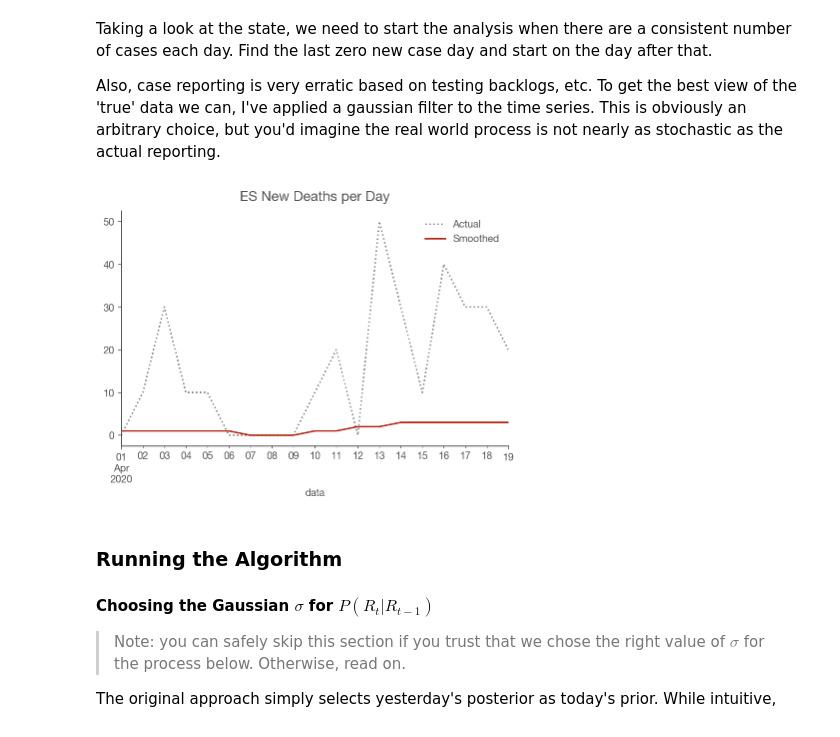
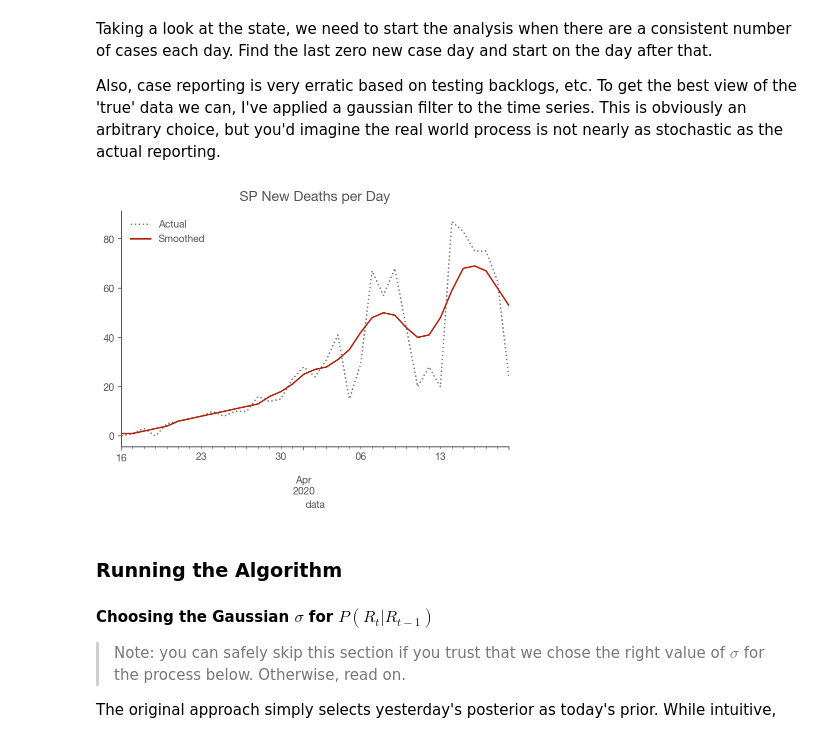
Before and after one commit to fserb/covid19-rt, a Jupyter notebook: Rt.br.ipynb, the cells around one changed output. Saved outputs shown, nothing was run; the diff lists cells and outputs as text; code cells hidden in the pictures.

```diff
--- a/Rt.br.ipynb
+++ b/Rt.br.ipynb
@@ -290,7 +290,7 @@ Taking a look at the state, we need to start the analysis when there are a consi
 
 Also, case reporting is very erratic based on testing backlogs, etc. To get the best view of the 'true' data we can, I've applied a gaussian filter to the time series. This is obviously an arbitrary choice, but you'd imagine the real world process is not nearly as stochastic as the actual reporting.
 # %%
-state_name = 'ES'
+state_name = 'SP'
 
 def prepare_cases(cases, cutoff=1):
     new_cases = cases.diff()
@@ -298,35 +298,35 @@ def prepare_cases(cases, cutoff=1):
     # CHANGE: rolling average instead of gaussian.
     # CHANGE: not rounded.
     smoothed = new_cases.rolling(7,
         win_type='gaussian',
         center=True,
         min_periods=1).mean(std=2).round()
 
     idx_start = np.searchsorted(smoothed, cutoff)
 
     smoothed = smoothed.iloc[idx_start:]
     original = new_cases.loc[smoothed.index]
 
     return original, smoothed
 
 cases = states.xs(state_name).rename(f"{state_name} cases")
 
 original, smoothed = prepare_cases(cases)
 
-original.mul(10).plot(title=f"{state_name} New Deaths per Day",
+original.plot(title=f"{state_name} New Deaths per Day",
                c='k',
                linestyle=':',
                alpha=.5,
                label='Actual',
                legend=True,
              figsize=(500/72, 300/72))
 
 ax = smoothed.plot(label='Smoothed',
                    legend=True)
 
 ax.get_figure().set_facecolor('w')
 # %% [output]
-[figure, old version]
+[figure, new version]
 # %% [markdown]
 ### Running the Algorithm
 
```
Also changed, not shown: parts of 3 cells of this notebook.
